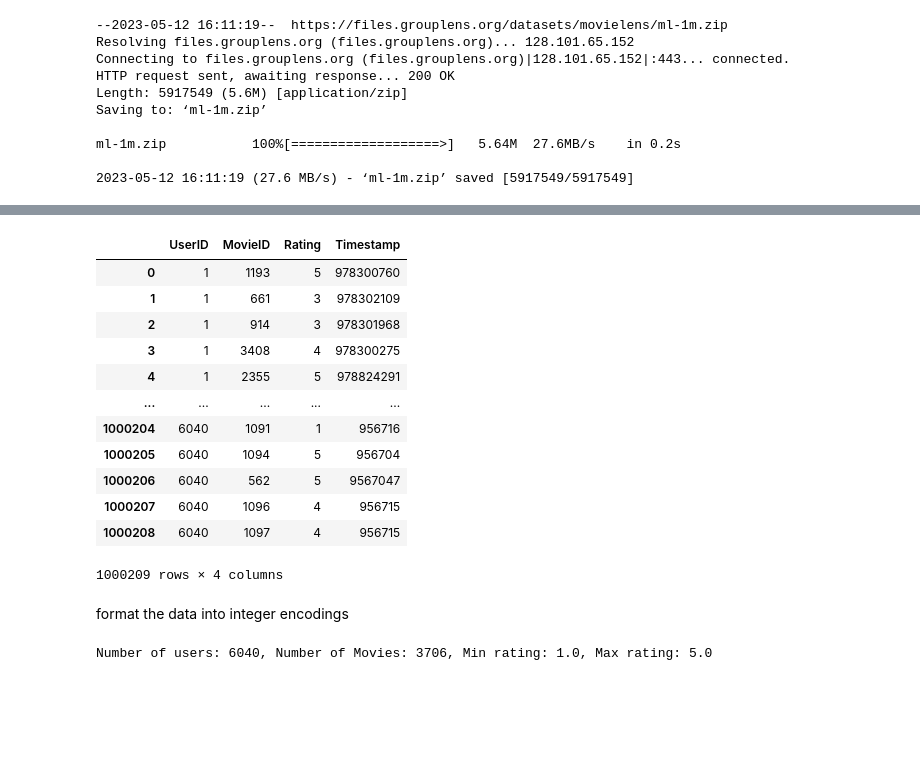
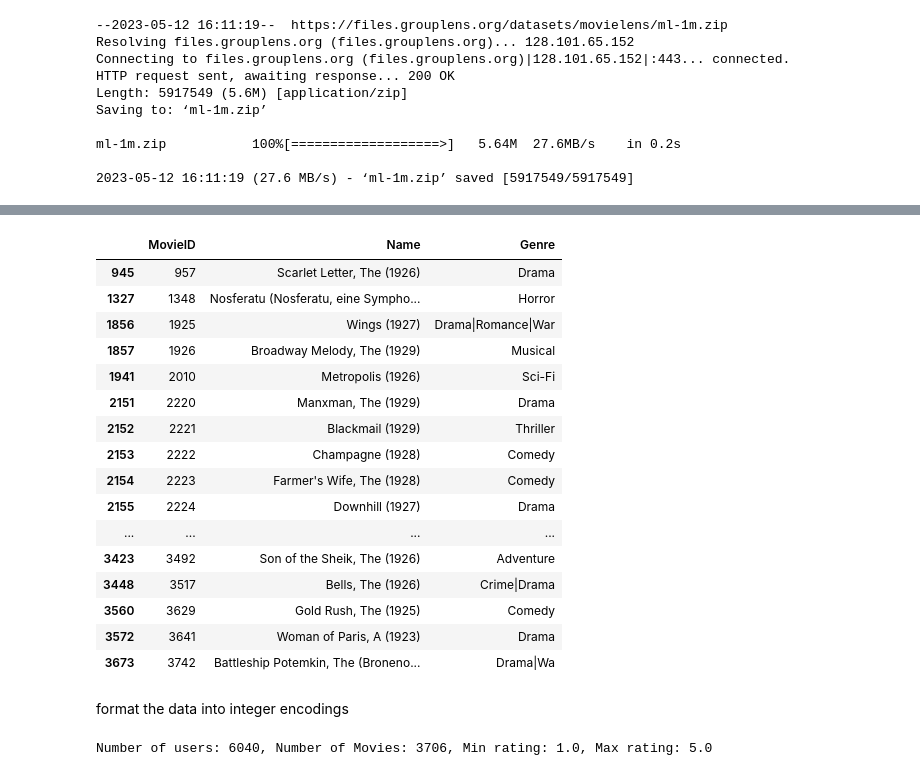
Before and after one commit to sriv1999/unlearning, a Jupyter notebook: data/ml-1m/create_embeddings.ipynb, the cells around one changed output, grey strips where cells are left out. Drawn from its saved outputs; the diff is of its cells as text; code cells hidden in the pictures; blank space fills up the shorter version.

```diff
--- a/data/ml-1m/create_embeddings.ipynb
+++ b/data/ml-1m/create_embeddings.ipynb
@@ -50,3 +50,6 @@ movies = 'movies.dat'
 
 ratings_file = base_path + ratings
 ratings = pd.read_fwf(ratings_file,header=None)
+# %%
+movies_file = base_path + movies
+movies_df = pd.read_fwf(movies_file,header=None)
@@ -52,0 +72,3 @@ ratings = pd.read_fwf(ratings_file,header=None)
+# %%
+movies_df = movies_df[0].str.split('::',expand=True)
+movies_df.columns=['MovieID','Name','Genre']
@@ -53,24 +91,28 @@ ratings = pd.read_fwf(ratings_file,header=None)
+# %%
+movies_df[movies_df['Name'].str.contains('192')]
+# %% [output]
+|  | MovieID | Name | Genre |
+| 945 | 957 | Scarlet Letter, The (1926) | Drama |
+| 1327 | 1348 | Nosferatu (Nosferatu, eine Sympho... | Horror |
+| 1856 | 1925 | Wings (1927) | Drama|Romance|War |
+| 1857 | 1926 | Broadway Melody, The (1929) | Musical |
+| 1941 | 2010 | Metropolis (1926) | Sci-Fi |
+| 2151 | 2220 | Manxman, The (1929) | Drama |
+| 2152 | 2221 | Blackmail (1929) | Thriller |
+| 2153 | 2222 | Champagne (1928) | Comedy |
+| 2154 | 2223 | Farmer's Wife, The (1928) | Comedy |
+| 2155 | 2224 | Downhill (1927) | Drama |
+| ... | ... | ... | ... |
+| 3423 | 3492 | Son of the Sheik, The (1926) | Adventure |
+| 3448 | 3517 | Bells, The (1926) | Crime|Drama |
+| 3560 | 3629 | Gold Rush, The (1925) | Comedy |
+| 3572 | 3641 | Woman of Paris, A (1923) | Drama |
+| 3673 | 3742 | Battleship Potemkin, The (Broneno... | Drama|Wa |
 # %%
 ratings = ratings[0].str.split('::',expand=True)
 ratings.columns=['UserID','MovieID','Rating','Timestamp']
-# %%
-ratings
-# %% [output]
-|  | UserID | MovieID | Rating | Timestamp |
-| 0 | 1 | 1193 | 5 | 978300760 |
-| 1 | 1 | 661 | 3 | 978302109 |
-| 2 | 1 | 914 | 3 | 978301968 |
-| 3 | 1 | 3408 | 4 | 978300275 |
-| 4 | 1 | 2355 | 5 | 978824291 |
-| ... | ... | ... | ... | ... |
-| 1000204 | 6040 | 1091 | 1 | 956716 |
-| 1000205 | 6040 | 1094 | 5 | 956704 |
-| 1000206 | 6040 | 562 | 5 | 9567047 |
-| 1000207 | 6040 | 1096 | 4 | 956715 |
-| 1000208 | 6040 | 1097 | 4 | 956715 |
-1000209 rows × 4 columns
-# %% [markdown]
-format the data into integer encodings
+# %% [markdown]
+format the data into integer encodings
 # %%
 user_ids = ratings["UserID"].unique().tolist()
 user2user_encoded = {x: i for i, x in enumerate(user_ids)}
```
Also changed, not shown: parts of 36 cells of this notebook, 42 other files.
